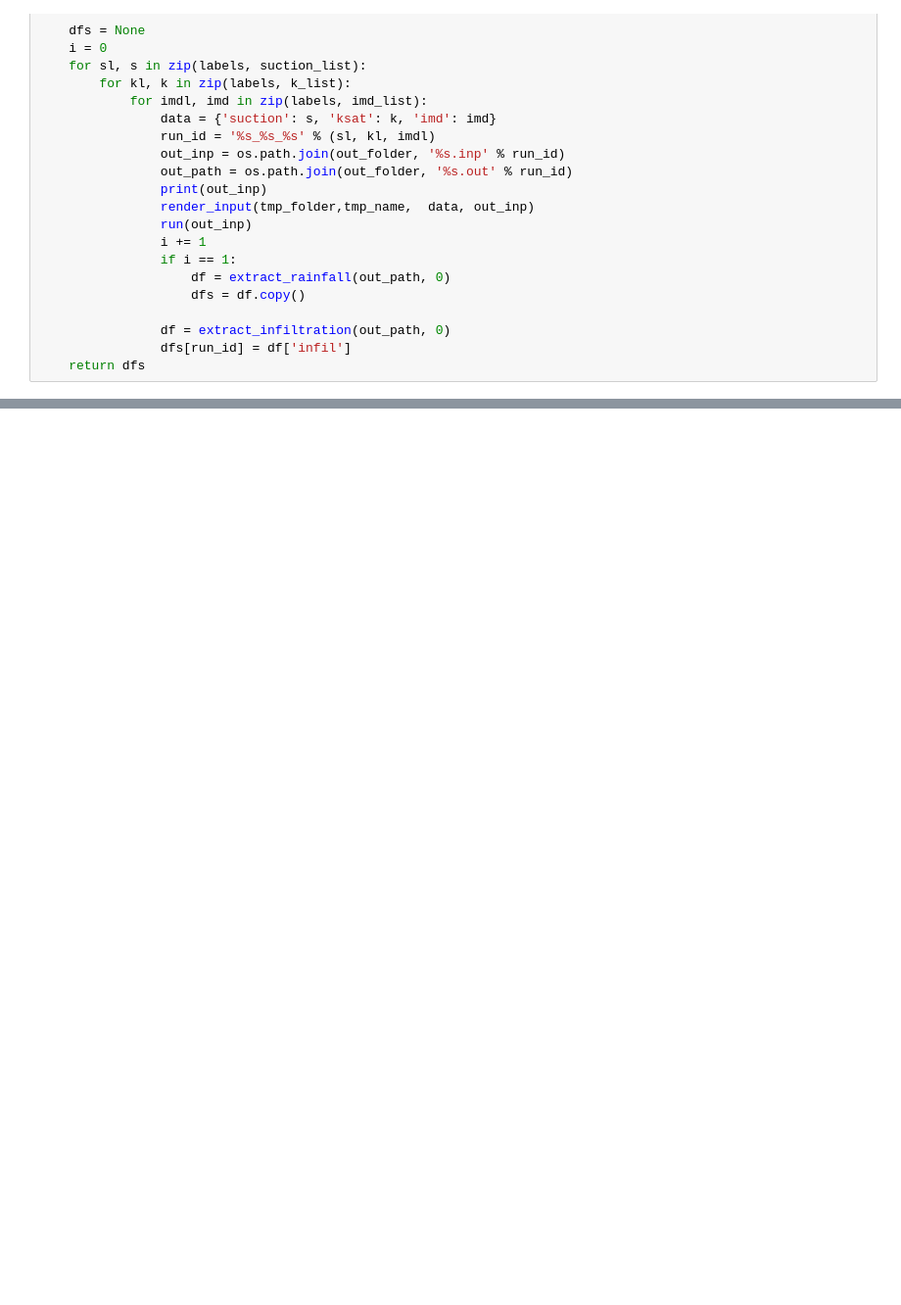
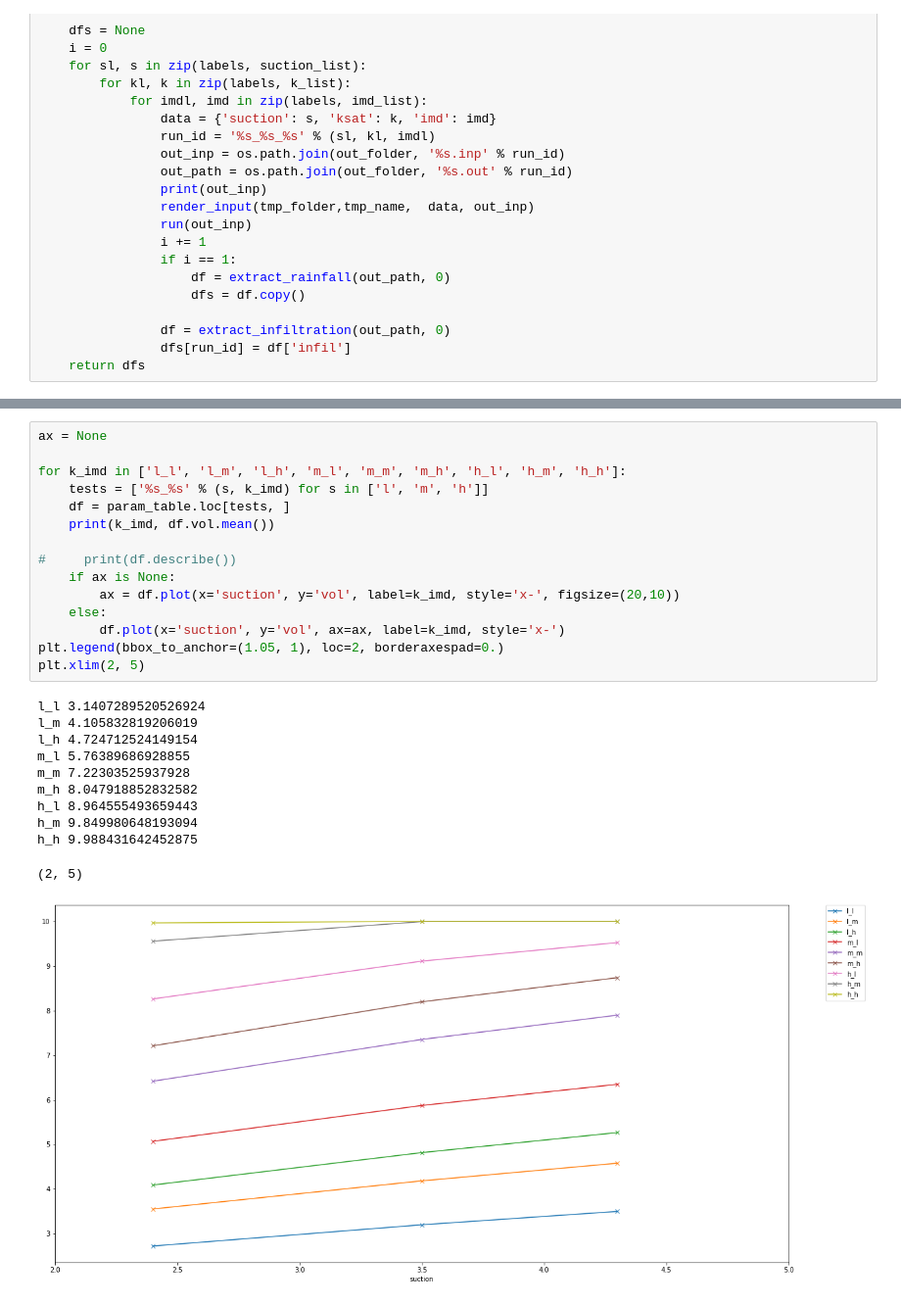
Before and after one commit to mel-meng/SewerAnalysis, a Jupyter notebook: examples/sensitivity_analysis/sensitivity_analysis_part2.ipynb, the cells around one changed output, grey strips where cells are left out. Shown: that part at 98% size. Cells and saved outputs as stored; diff of their text form; blank space fills up the shorter version.

```diff
--- a/examples/sensitivity_analysis/sensitivity_analysis_part2.ipynb
+++ b/examples/sensitivity_analysis/sensitivity_analysis_part2.ipynb
@@ -419,0 +350,27 @@ data = [{'name': '1', 'x': 100, 'y': 100},
+# %%
+ax = None
+
+for k_imd in ['l_l', 'l_m', 'l_h', 'm_l', 'm_m', 'm_h', 'h_l', 'h_m', 'h_h']:
+    tests = ['%s_%s' % (s, k_imd) for s in ['l', 'm', 'h']]
+    df = param_table.loc[tests, ]
+    print(k_imd, df.vol.mean())
+
+#     print(df.describe())
+    if ax is None:
+        ax = df.plot(x='suction', y='vol', label=k_imd, style='x-', figsize=(20,10))
+    else:
+        df.plot(x='suction', y='vol', ax=ax, label=k_imd, style='x-')
+plt.legend(bbox_to_anchor=(1.05, 1), loc=2, borderaxespad=0.)
+plt.xlim(2, 5)
+# %% [output]
+l_l 3.1407289520526924
+l_m 4.105832819206019
+l_h 4.724712524149154
+m_l 5.76389686928855
+m_m 7.22303525937928
+m_h 8.047918852832582
+h_l 8.964555493659443
+h_m 9.849980648193094
+h_h 9.988431642452875
+(2, 5)
+[figure, added]
```
Also changed, not shown: parts of 28 cells of this notebook.
